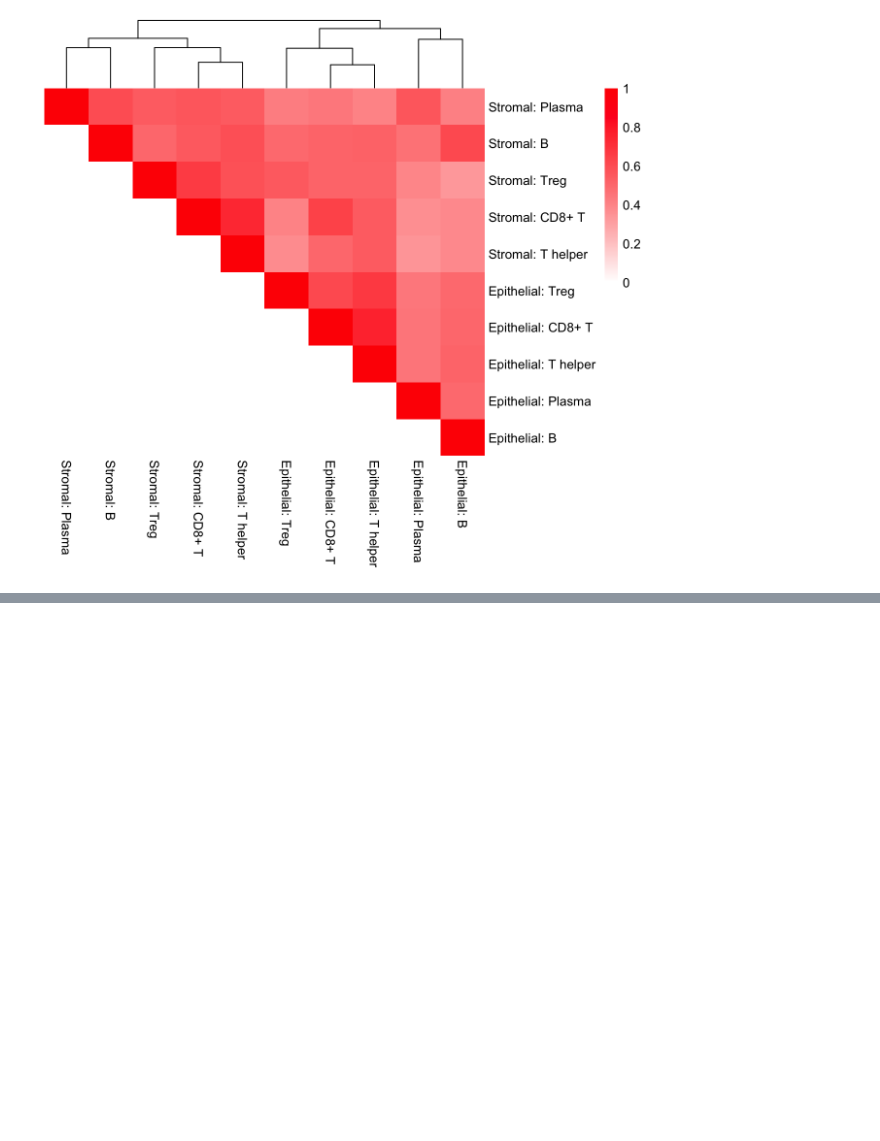
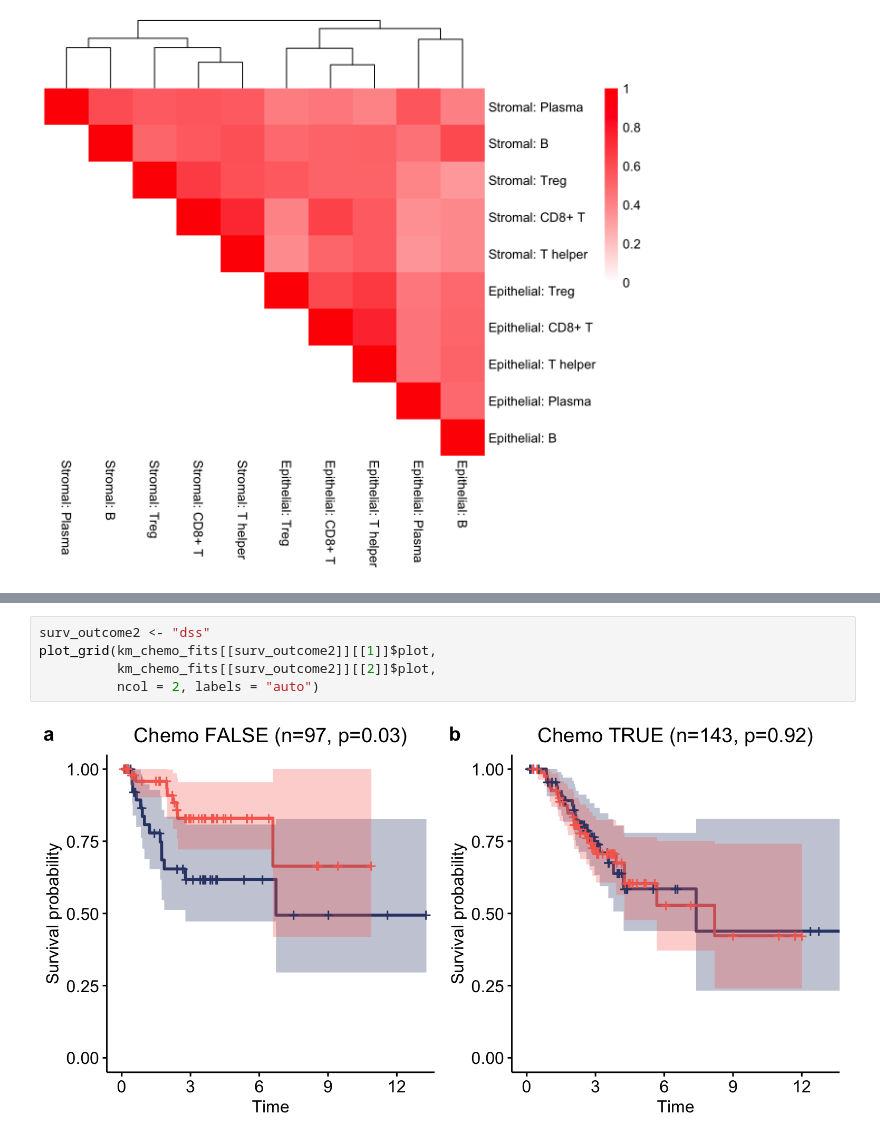
Before and after one commit to Irrationone/tfri_halo, a Jupyter notebook: paper/_manuscript/notebooks/clustering.out.ipynb, the cells around one changed output, grey strips where cells are left out. Drawn from its saved outputs; the diff is of its cells as text; blank space fills up the shorter version.

```diff
--- a/paper/_manuscript/notebooks/clustering.out.ipynb
+++ b/paper/_manuscript/notebooks/clustering.out.ipynb
@@ -680,3 +738,10 @@ plot_grid(top_plot, cluster_legend, nrow = 2, rel_heights = c(1, 0.1))
+# %%
+surv_outcome2 <- "dss"
+plot_grid(km_chemo_fits[[surv_outcome2]][[1]]$plot,
+          km_chemo_fits[[surv_outcome2]][[2]]$plot,
+          ncol = 2, labels = "auto")
+# %% [output]
+[figure, added]
 # %%
 vessel_clustmap <- vessel_df_comb_tma %>%
   inner_join(clust_assignments_map)
```
Also changed, not shown: parts of 12 cells of this notebook, 16 other files.
